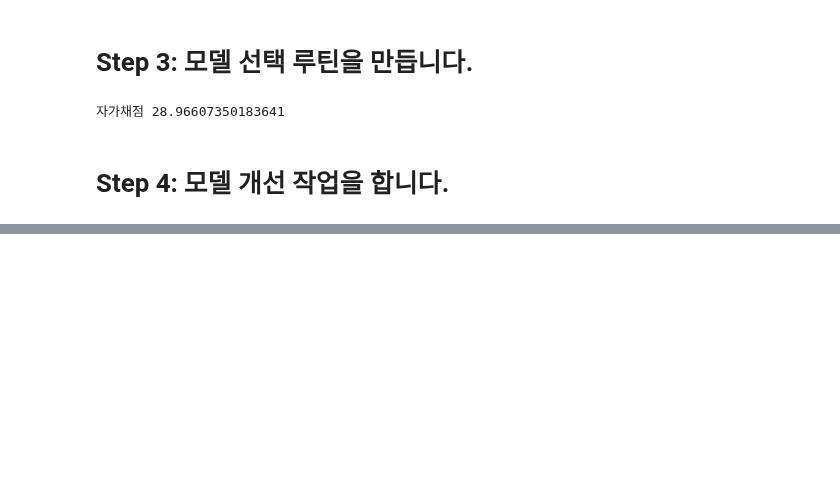
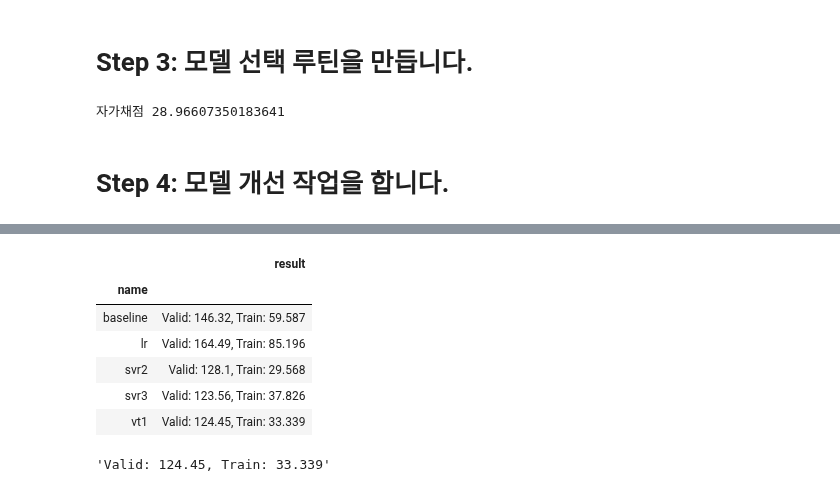
Before and after one commit to sunkusun9/DS_lv3_2502, a Jupyter notebook: sec_ds_lv3_prob3_kaggle.ipynb, the cells around one changed output, grey strips where cells are left out. Cells and saved outputs as stored; diff of their text form; code cells hidden in the pictures; blank space fills up the shorter version.

```diff
--- a/sec_ds_lv3_prob3_kaggle.ipynb
+++ b/sec_ds_lv3_prob3_kaggle.ipynb
@@ -261,16 +261,16 @@ print("자가채점", mean_absolute_error(s_kaggle_ans, prd))
 # Step 4:  모델 개선 작업을 합니다.
 # %%
 # SVR
-# Holiday_yn을 추가해봅니다. : TODO-with
+# Holiday_yn을 추가해봅니다.
 # baseline 모델을 파라메터 튜닝을 합니다. : C, gamma
 from sklearn.svm import SVR
 
 ct = ColumnTransformer([
     ('std', StandardScaler(), ['TotalHour'] + ['lag_{}'.format(i) for i in range(1, 7)]),
     ('ohe', OneHotEncoder(categories='auto'), ['DayName']),
-    ('pt', 'passthrough', ['AM'])
+    ('pt', 'passthrough', ['AM', 'Holiday_yn'])
 ])
 
-reg_svr2 = make_pipeline(ct, SVR(kernel='rbf', C=10, gamma=0.1))  # TODO-with
+reg_svr2 = make_pipeline(ct, SVR(kernel='rbf', C=1000, gamma=0.2))
 eval_model('svr2', reg_svr2)
 # %% [output]
@@ -285,11 +289,11 @@ from sklearn.decomposition import PCA
 # ColumnTransformer 내에서도 make_pipeline을 사용하여 변환기를 구성할 수 있습니다.
 # StandardScaler -> PCA
 ct = ColumnTransformer([
-    ('std', make_pipeline(StandardScaler(), PCA(n_components=7)), ['TotalHour'] + ['lag_{}'.format(i) for i in range(1, 7)]),
+    ('std', make_pipeline(StandardScaler(),PCA(n_components = 4)), ['TotalHour'] + ['lag_{}'.format(i) for i in range(1, 7)]),
     ('ohe', OneHotEncoder(categories='auto'), ['DayName']),
-    ('pt', 'passthrough', ['AM'])
+    ('pt', 'passthrough', ['AM', 'Holiday_yn'])
 ])
 
-reg_svr3 =  make_pipeline(ct, SVR(kernel='rbf', C= 1000, gamma=0.3))
+reg_svr3 =  make_pipeline(ct, SVR(kernel='rbf', C= 1000, gamma=0.2))
 eval_model('svr3', reg_svr3)
 # %% [output]
@@ -308,6 +326,18 @@ ct = ColumnTransformer([
 # %%
 from sklearn.ensemble import VotingRegressor
 # reg_svr2 와 reg_svr3을 Voting 앙상블 해봅니다.
 
-# reg_vt = TODO-with
-#eval_model('vt1', reg_vt)
+reg_vt = VotingRegressor([
+    ('reg_svr2', reg_svr2),
+    ('reg_svr3', reg_svr3)
+])
+eval_model('vt1', reg_vt)
+# %% [output]
+|  | result |
+| name |  |
+| baseline | Valid: 146.32, Train: 59.587 |
+| lr | Valid: 164.49, Train: 85.196 |
+| svr2 | Valid: 128.1, Train: 29.568 |
+| svr3 | Valid: 123.56, Train: 37.826 |
+| vt1 | Valid: 124.45, Train: 33.339 |
+'Valid: 124.45, Train: 33.339'
```
Also changed, not shown: parts of 10 cells of this notebook.
